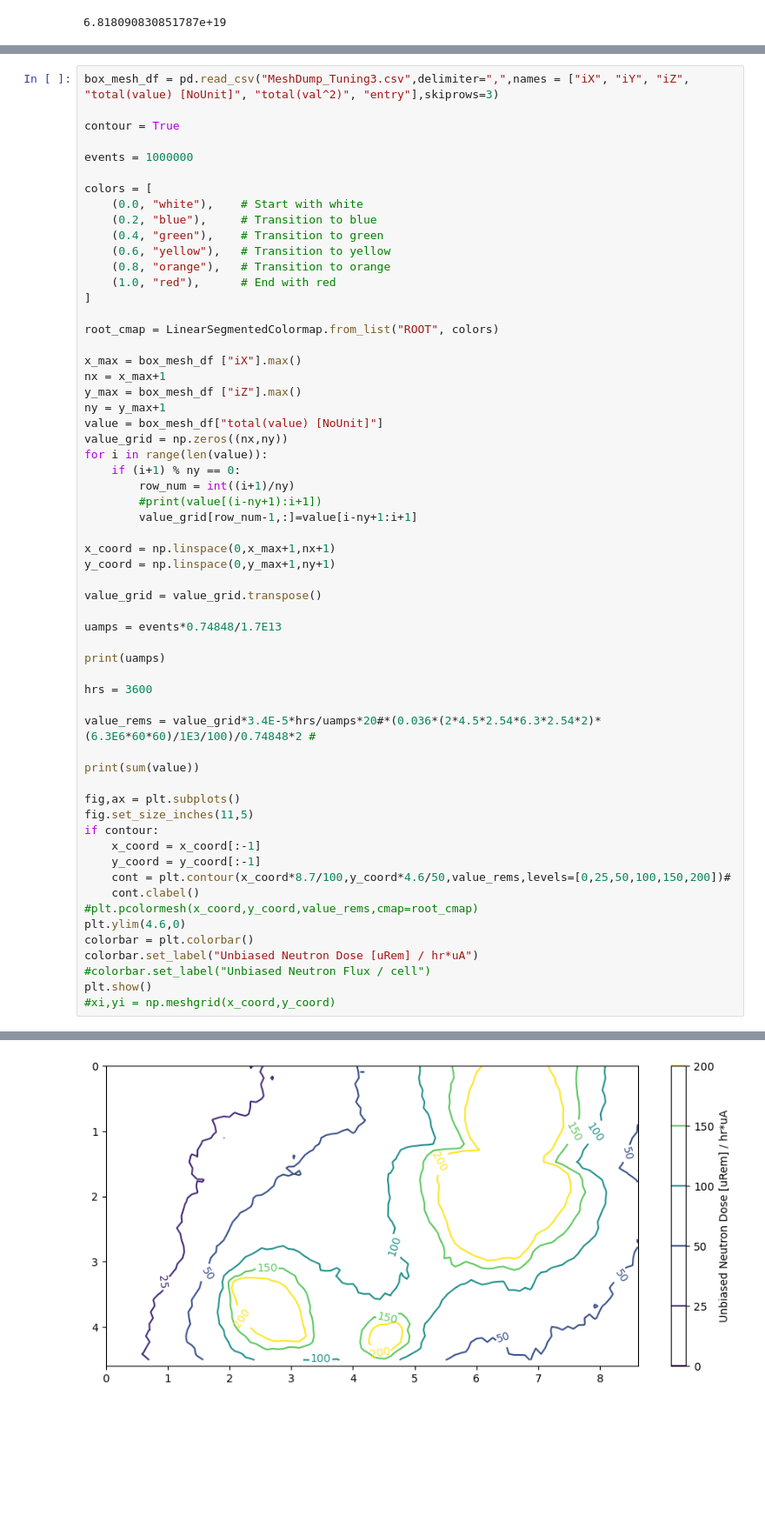
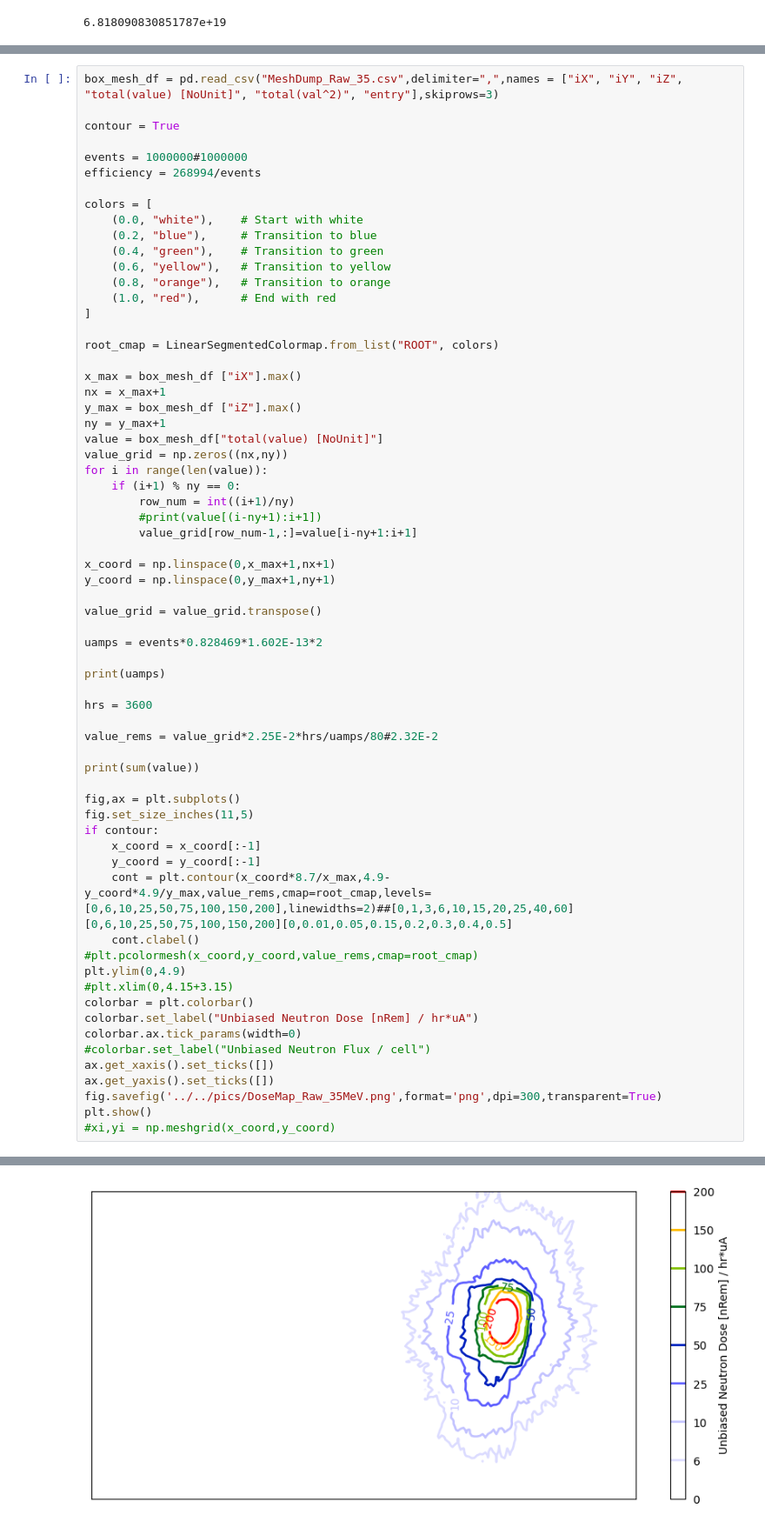
Before and after one commit to SZangi/beamTest, a Jupyter notebook: BeamTestAnalysis.ipynb, the cells around one changed output, grey strips where cells are left out. Shown: that part at 87% size. Saved outputs shown, nothing was run; the diff lists cells and outputs as text; blank space fills up the shorter version.

```diff
--- a/BeamTestAnalysis.ipynb
+++ b/BeamTestAnalysis.ipynb
@@ -48,11 +48,12 @@ Particles/neutron:  17524124473561.068
  2.63501719e-15]
 [figure]
 # %%
-box_mesh_df = pd.read_csv("MeshDump_Tuning3.csv",delimiter=",",names = ["iX", "iY", "iZ", "total(value) [NoUnit]", "total(val^2)", "entry"],skiprows=3)
+box_mesh_df = pd.read_csv("MeshDump_Raw_35.csv",delimiter=",",names = ["iX", "iY", "iZ", "total(value) [NoUnit]", "total(val^2)", "entry"],skiprows=3)
 
 contour = True
 
-events = 1000000
+events = 1000000#1000000
+efficiency = 268994/events
 
 colors = [
     (0.0, "white"),    # Start with white
@@ -82,13 +83,13 @@ y_coord = np.linspace(0,y_max+1,ny+1)
 
 value_grid = value_grid.transpose()
 
-uamps = events*0.74848/1.7E13
+uamps = events*0.828469*1.602E-13*2
 
 print(uamps)
 
 hrs = 3600
 
-value_rems = value_grid*3.4E-5*hrs/uamps*20#*(0.036*(2*4.5*2.54*6.3*2.54*2)*(6.3E6*60*60)/1E3/100)/0.74848*2 #
+value_rems = value_grid*2.25E-2*hrs/uamps/80#2.32E-2
 
 print(sum(value))
 
@@ -97,13 +98,18 @@ fig.set_size_inches(11,5)
 if contour:
     x_coord = x_coord[:-1]
     y_coord = y_coord[:-1]
-    cont = plt.contour(x_coord*8.7/100,y_coord*4.6/50,value_rems,levels=[0,25,50,100,150,200])#
+    cont = plt.contour(x_coord*8.7/x_max,4.9-y_coord*4.9/y_max,value_rems,cmap=root_cmap,levels=[0,6,10,25,50,75,100,150,200],linewidths=2)##[0,1,3,6,10,15,20,25,40,60][0,6,10,25,50,75,100,150,200][0,0.01,0.05,0.15,0.2,0.3,0.4,0.5]
     cont.clabel()
 #plt.pcolormesh(x_coord,y_coord,value_rems,cmap=root_cmap)
-plt.ylim(4.6,0)
+plt.ylim(0,4.9)
+#plt.xlim(0,4.15+3.15)
 colorbar = plt.colorbar()
-colorbar.set_label("Unbiased Neutron Dose [uRem] / hr*uA")
+colorbar.set_label("Unbiased Neutron Dose [nRem] / hr*uA")
+colorbar.ax.tick_params(width=0)
 #colorbar.set_label("Unbiased Neutron Flux / cell")
+ax.get_xaxis().set_ticks([])
+ax.get_yaxis().set_ticks([])
+fig.savefig('../../pics/DoseMap_Raw_35MeV.png',format='png',dpi=300,transparent=True)
 plt.show()
 #xi,yi = np.meshgrid(x_coord,y_coord)
 # %% [output]
@@ -112 +118 @@ plt.show()
-[figure, old version]
+[figure, new version]
```
Also changed, not shown: parts of 2 cells of this notebook, 16 other files.
